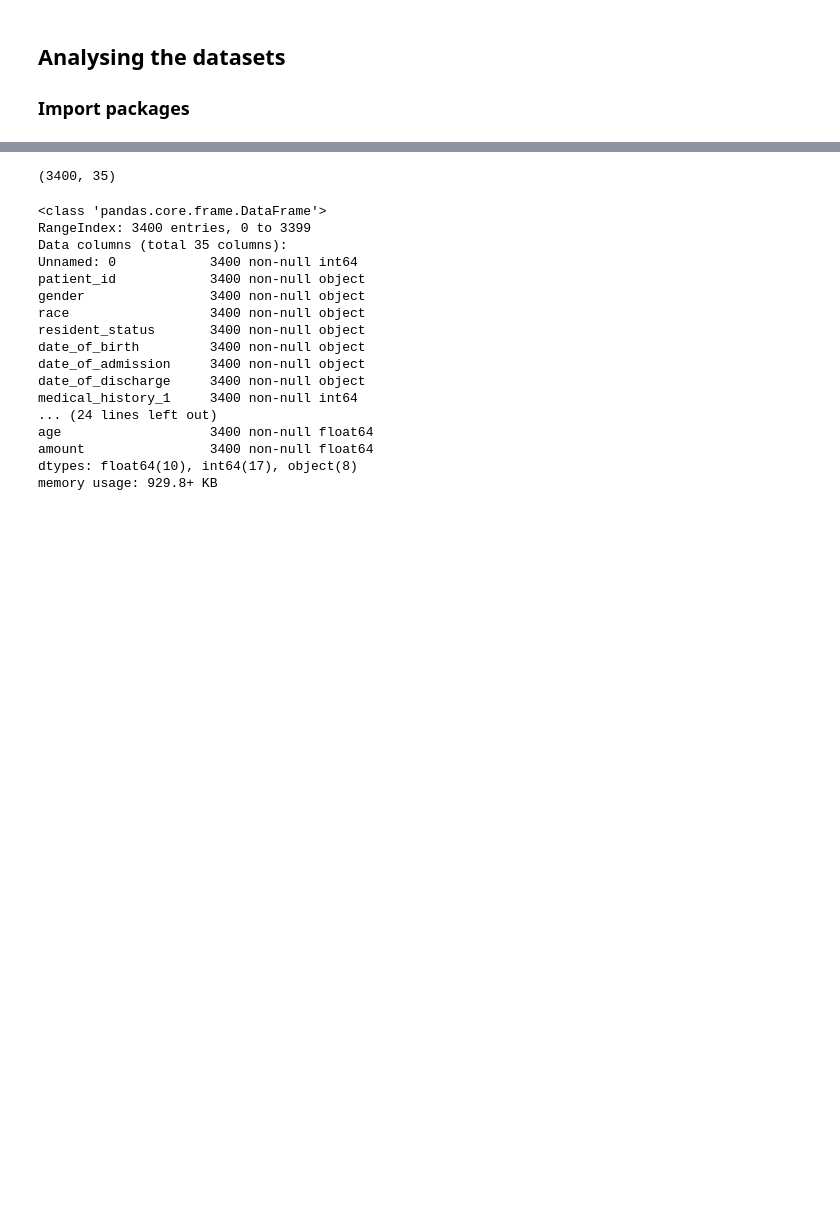
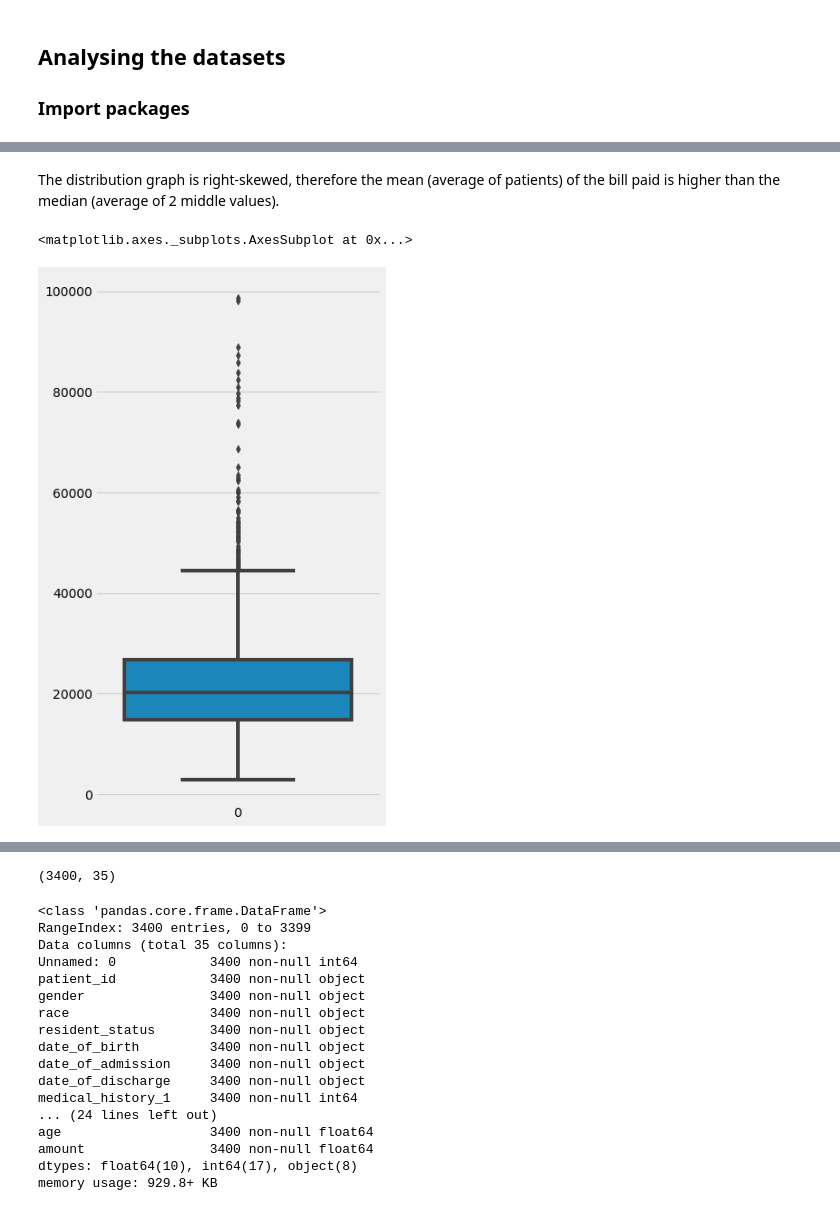
Before and after one commit to hafsalaeeque/cost-in-healthcare-DS-proj, a Jupyter notebook: Analysis for healthcare - Part 2.ipynb, the cells around one changed output, grey strips where cells are left out. Saved outputs shown, nothing was run; the diff lists cells and outputs as text; code cells hidden in the pictures; blank space fills up the shorter version.

```diff
--- a/Analysis for healthcare - Part 2.ipynb
+++ b/Analysis for healthcare - Part 2.ipynb
@@ -34,0 +86,8 @@ A1 - Let's load the first dataset `bill_amount.csv`.
+# %% [markdown]
+The distribution graph is right-skewed, therefore the mean (average of patients) of the bill paid is higher than the median (average of 2 middle values).
+# %%
+plt.figure(figsize=(5, 10))
+sns.boxplot(data=df.amount)
+# %% [output]
+<matplotlib.axes._subplots.AxesSubplot at 0x...>
+[figure, added]
```
Also changed, not shown: parts of 104 cells of this notebook.
